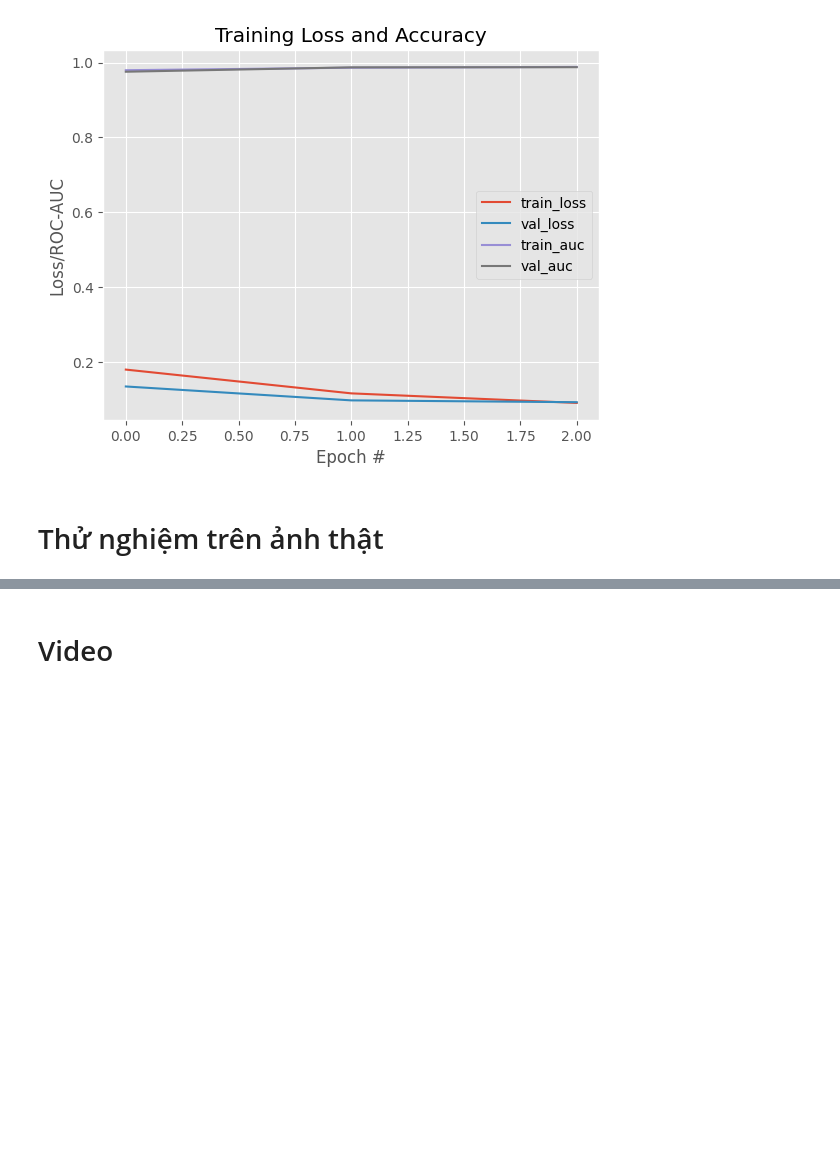
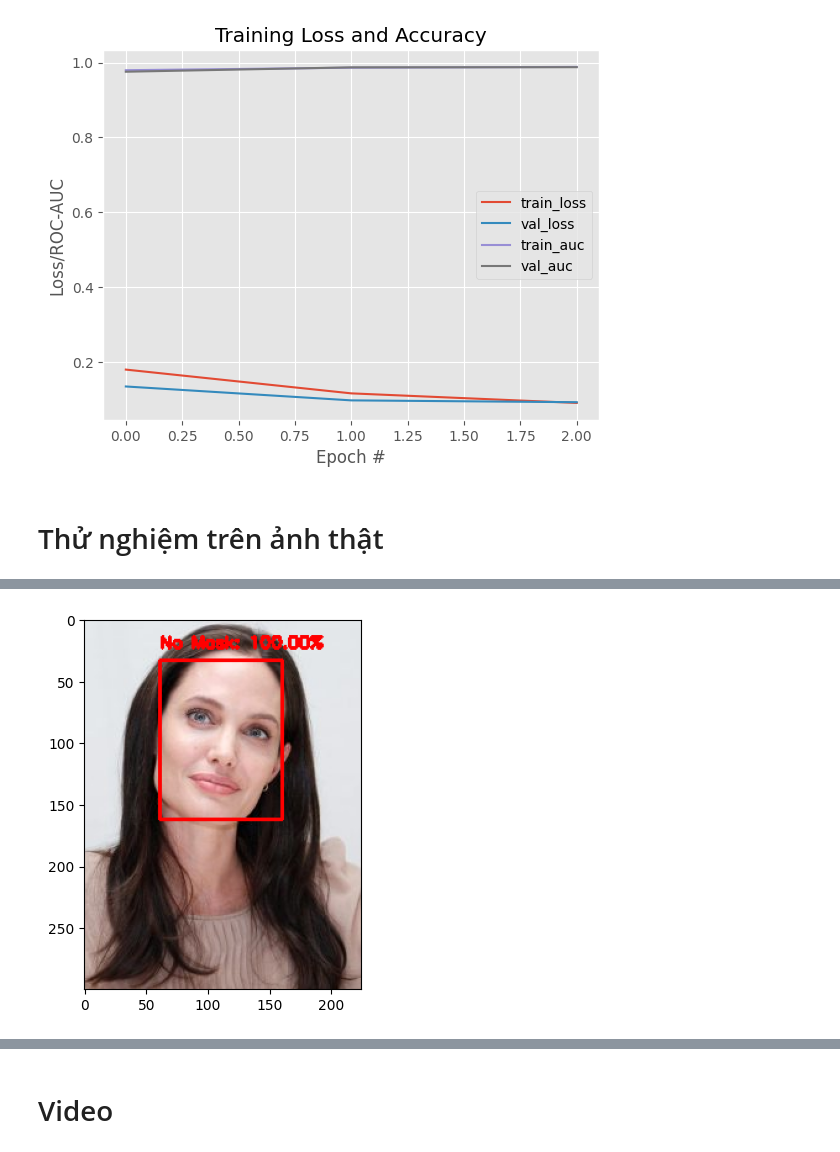
Before and after one commit to vxdung1234/ai_project, a Jupyter notebook: ImagePreprocessing/Wearing mask recognition/wearing_mask_recognition.ipynb, the cells around one changed output, grey strips where cells are left out. Drawn from its saved outputs; the diff is of its cells as text; code cells hidden in the pictures; blank space fills up the shorter version.

```diff
--- a/ImagePreprocessing/Wearing mask recognition/wearing_mask_recognition.ipynb
+++ b/ImagePreprocessing/Wearing mask recognition/wearing_mask_recognition.ipynb
@@ -233,3 +233,13 @@ def mask_detect(image):
       cv2.putText(img,label,(topLeftX,topLeftY-10),cv2.FONT_HERSHEY_SIMPLEX,0.45,color,2)
       cv2.rectangle(img,(topLeftX,topLeftY),(topLeftX+wight,topLeftY+hight),color,2)
     return img
+
+def predict_image(dir):
+    img = cv2.imread(dir)
+    img = mask_detect(img)
+
+    plt.imshow(img[:, :, ::-1])
+    plt.grid(False)
+    cv2.imshow("OutPut",img)
+    cv2.waitKey(0)
+    cv2.destroyAllWindows()
@@ -302,0 +246,3 @@ plt.grid(None)
+# %%
+predict_image("image/angelina.jpg")
+# %% [output]
@@ -302,0 +261 @@ plt.grid(None)
+[figure, added]
```
Also changed, not shown: parts of 7 cells of this notebook.
